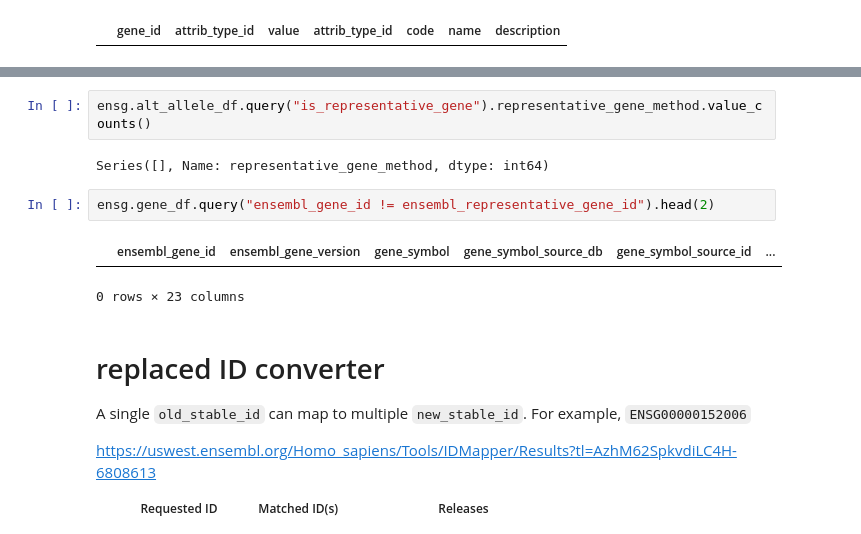
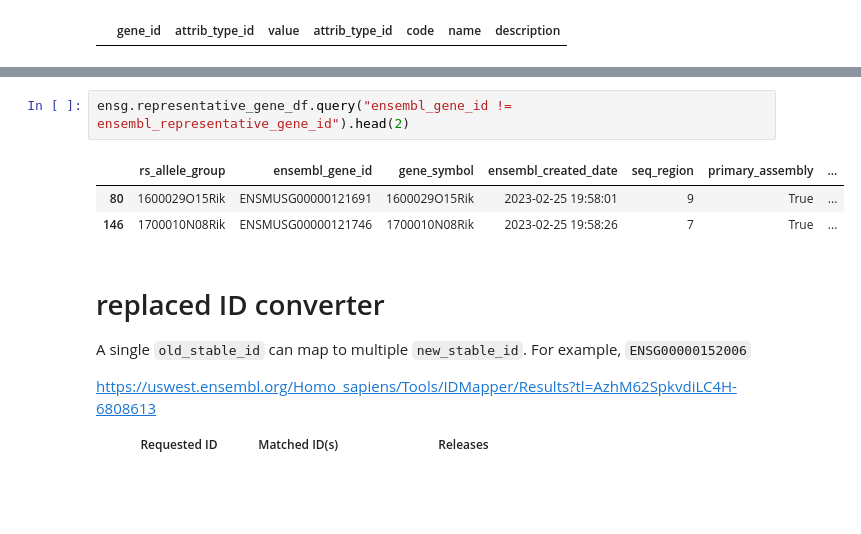
Before and after one commit to related-sciences/ensembl-genes, a Jupyter notebook: ensembl_genes_eda.ipynb, the cells around one changed output, grey strips where cells are left out. Drawn from its saved outputs; the diff is of its cells as text; blank space fills up the shorter version.

```diff
--- a/ensembl_genes_eda.ipynb
+++ b/ensembl_genes_eda.ipynb
@@ -155,14 +160,11 @@ ensg.alt_allele_df.alt_allele_attrib.value_counts()
 # %% [output]
 Series([], Name: alt_allele_attrib, dtype: int64)
-# %%
-ensg.alt_allele_df.query("is_representative_gene").representative_gene_method.value_counts()
-# %% [output]
-Series([], Name: representative_gene_method, dtype: int64)
 # %%
-ensg.gene_df.query("ensembl_gene_id != ensembl_representative_gene_id").head(2)
+ensg.representative_gene_df.query("ensembl_gene_id != ensembl_representative_gene_id").head(2)
 # %% [output]
-|  | ensembl_gene_id | ensembl_gene_version | gene_symbol | gene_symbol_source_db | gene_symbol_source_id | ... |
+|  | rs_allele_group | ensembl_gene_id | gene_symbol | ensembl_created_date | seq_region | primary_assembly | ... |
+| 80 | 1600029O15Rik | ENSMUSG00000121691 | 1600029O15Rik | 2023-02-25 19:58:01 | 9 | True | ... |
+| 146 | 1700010N08Rik | ENSMUSG00000121746 | 1700010N08Rik | 2023-02-25 19:58:26 | 7 | True | ... |
-0 rows × 23 columns
 # %% [markdown]
 # replaced ID converter
 
```
Also changed, not shown: parts of 9 cells of this notebook, 22 other files.
